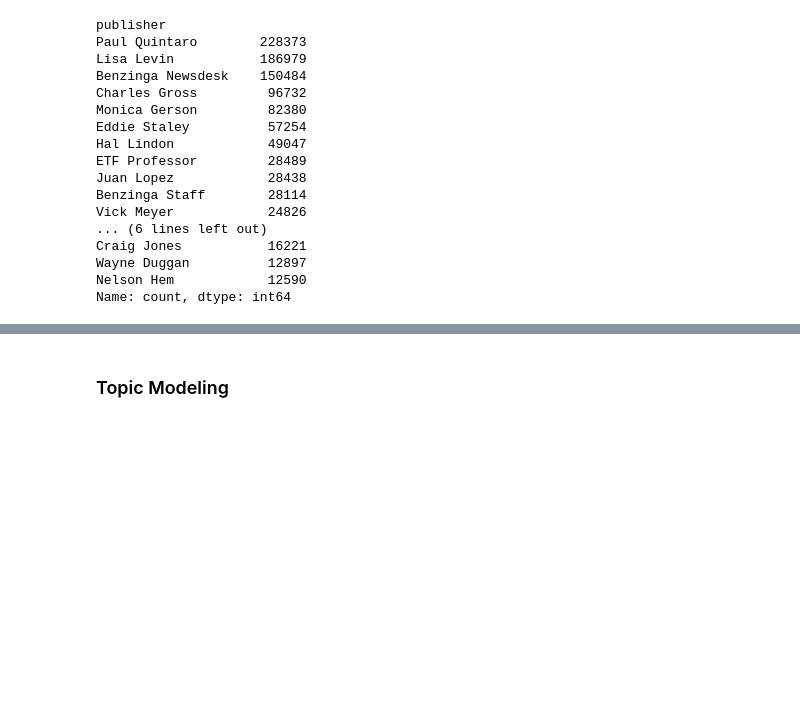
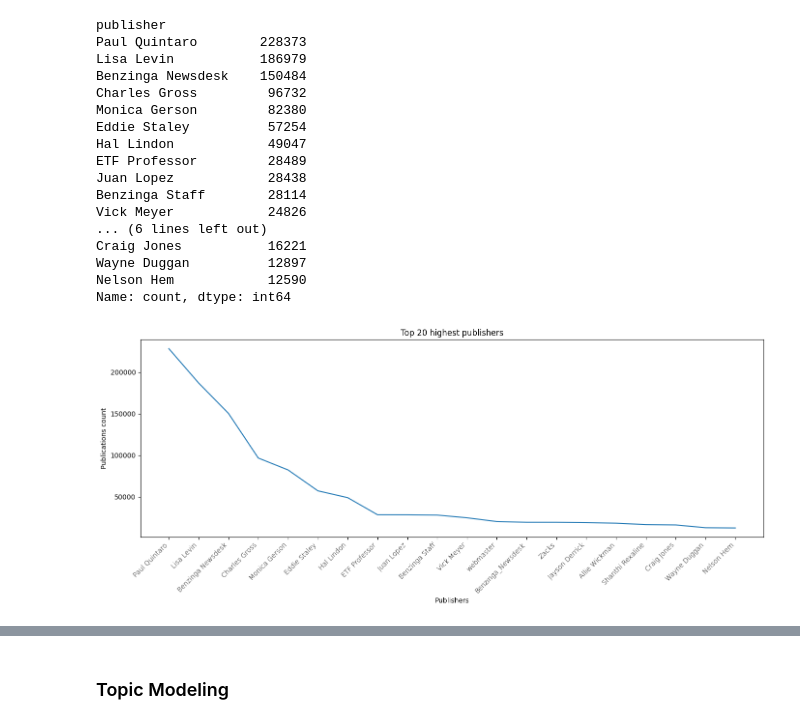
Before and after one commit to mikek1337/Predicting-Price-Moves-with-News-Sentiment-Week1, a Jupyter notebook: notebooks/publication-analysis.ipynb, the cells around one changed output, grey strips where cells are left out. Cells and saved outputs as stored; diff of their text form; code cells hidden in the pictures; blank space fills up the shorter version.

```diff
--- a/notebooks/publication-analysis.ipynb
+++ b/notebooks/publication-analysis.ipynb
@@ -79,6 +80,17 @@ Craig Jones           16221
 Wayne Duggan          12897
 Nelson Hem            12590
 Name: count, dtype: int64
+# %%
+plt.figure(figsize=(14, 6))
+sns.lineplot(x=publisher_counts.head(20).index, y=publisher_counts.head(20).values)
+plt.title("Top 20 highest publishers")
+plt.xlabel('Publishers')
+plt.ylabel('Publications count')
+plt.xticks(rotation=45,horizontalalignment='right',fontweight='light')
+plt.tight_layout()
+plt.show()
+# %% [output]
+[figure, added]
 # %%
 
 
```
Also changed, not shown: parts of 3 cells of this notebook, 1 other file.
